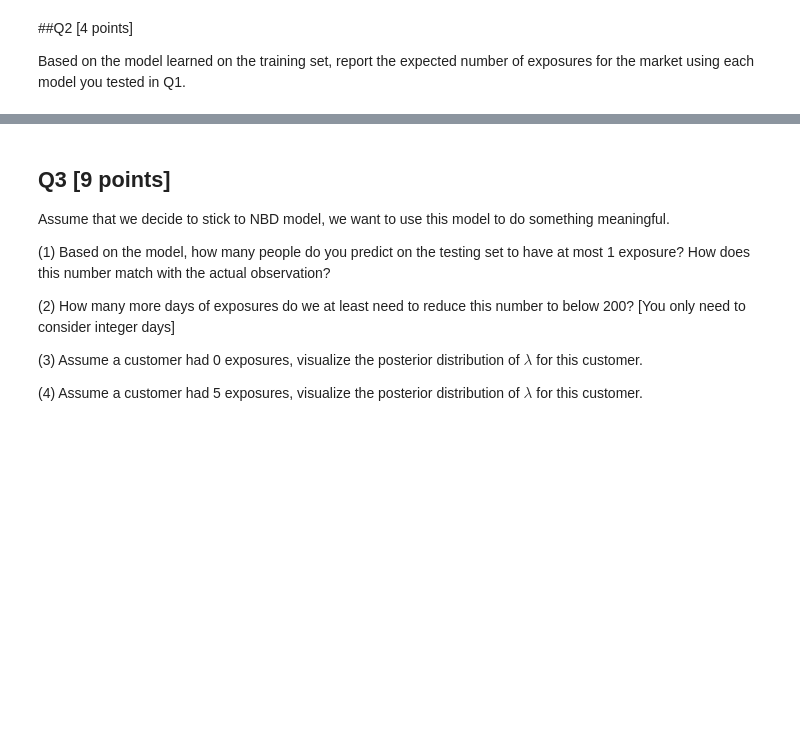
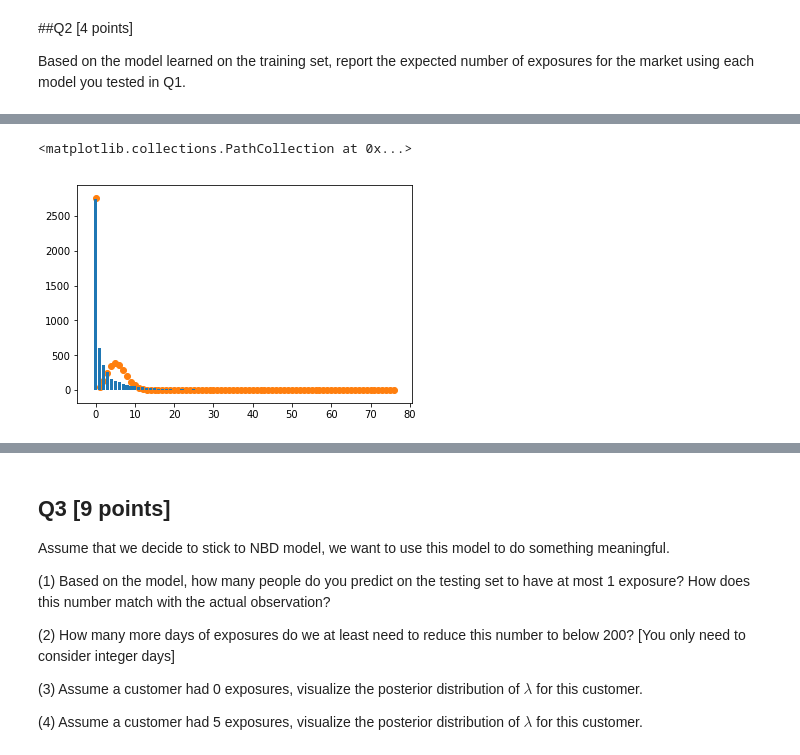
Before and after one commit to alex-papaioannou/BA, a Jupyter notebook: aap2204_hw3.ipynb, the cells around one changed output, grey strips where cells are left out. Drawn from its saved outputs; the diff is of its cells as text; code cells hidden in the pictures; blank space fills up the shorter version.

```diff
--- a/aap2204_hw3.ipynb
+++ b/aap2204_hw3.ipynb
@@ -268,0 +278,13 @@ Based on the model learned on the training set, report the expected number of ex
+# %%
+# Model 3
+Exposures_m3=Ad["Exposures"].values
+mkt_size = len(Ad)
+x_m3 = np.arange(0, np.max(Exposures_m3+1))
+pmf_m3 = spst.poisson.pmf(x_m3 ,lmbda1_h_m3)*p_h_m3+spst.poisson.pmf(x_m3,lmbda2_h_m3)*(1-p_h_m3)
+prediction_m3 = mkt_size*pmf_m3
+Tally_m3 = Ad.groupby(["Exposures"]).count()
+plt.bar(Tally_m3.index.values,Tally_m3.iloc[:,0].values)
+plt.scatter(x_m3,prediction_m3)
+# %% [output]
+<matplotlib.collections.PathCollection at 0x...>
+[figure, added]
```
Also changed, not shown: parts of 19 cells of this notebook.
